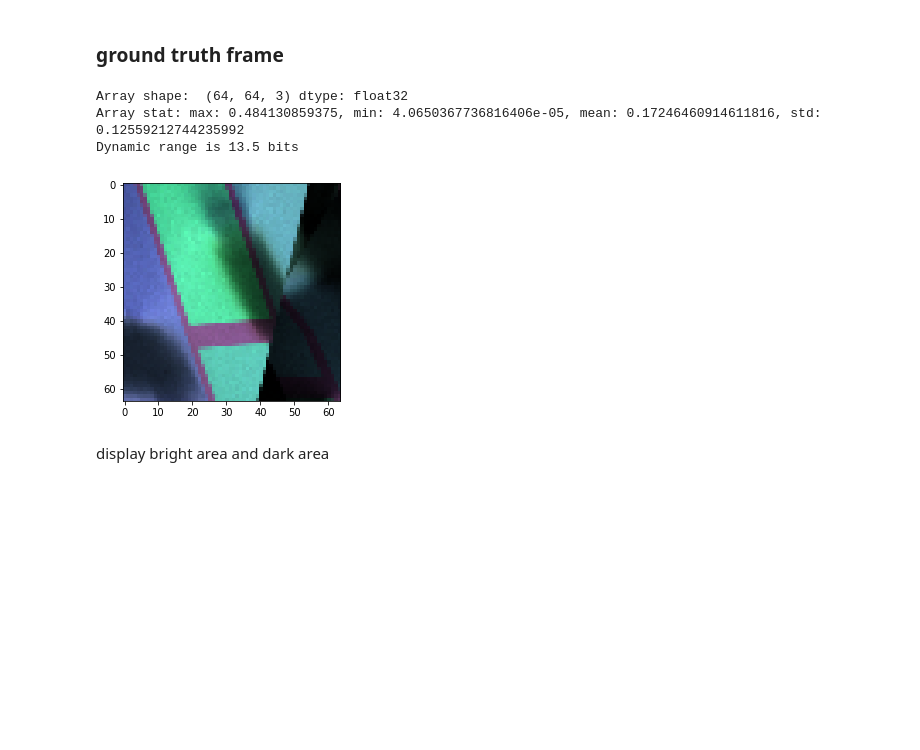
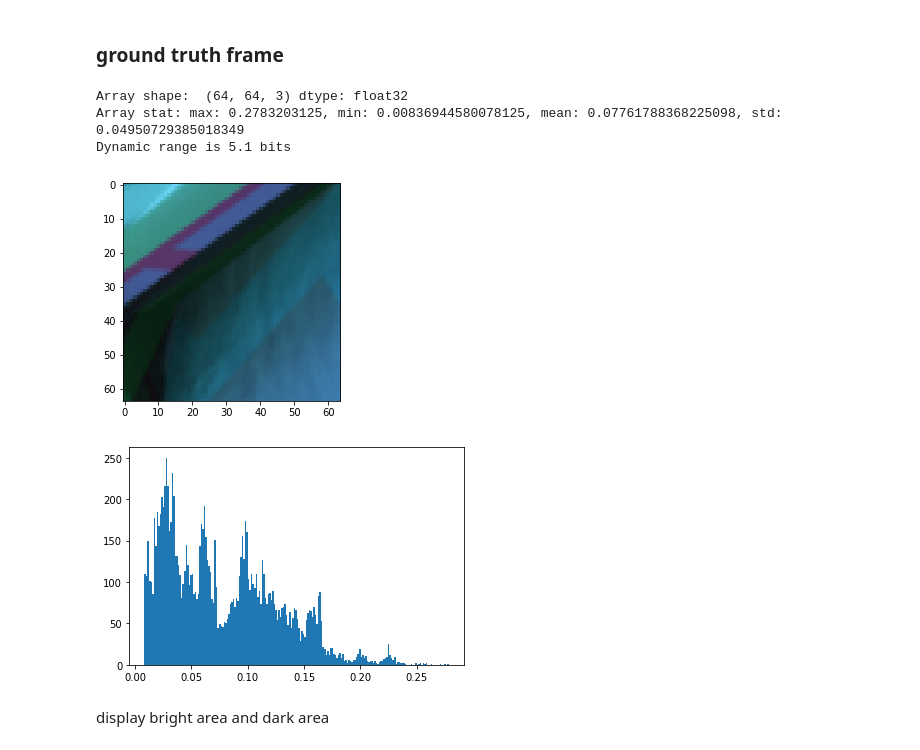
Before and after one commit to djbradyAtOpticalSciencesArizona/multiframeEstimation, a Jupyter notebook: TrainingDataForDemosaicking.ipynb, the cells around one changed output. Saved outputs shown, nothing was run; the diff lists cells and outputs as text; code cells hidden in the pictures; blank space fills up the shorter version.

```diff
--- a/TrainingDataForDemosaicking.ipynb
+++ b/TrainingDataForDemosaicking.ipynb
@@ -150,16 +139,19 @@ class camMosaicModel:
 # %% [markdown]
 ### ground truth frame
 # %%
-img = load_exr("Image0011.exr")
+img = load_exr("Image0008.exr")
 print_stat(img)
 print("Dynamic range is {:.1f} bits".format(np.log2(img.max()/img.min())))
 plt.imshow(img/img.max())
 plt.show()
+plt.hist(img.flatten(), bins=200)
+plt.show()
 # %% [output]
 Array shape:  (64, 64, 3) dtype: float32
-Array stat: max: 0.484130859375, min: 4.0650367736816406e-05, mean: 0.17246460914611816, std: 0.12559212744235992
-Dynamic range is 13.5 bits
+Array stat: max: 0.2783203125, min: 0.00836944580078125, mean: 0.07761788368225098, std: 0.04950729385018349
+Dynamic range is 5.1 bits
-[figure, old version]
+[figure, new version]
+[figure, added]
 # %% [markdown]
 display bright area and dark area
 # %%
```
Also changed, not shown: parts of 17 cells of this notebook.
